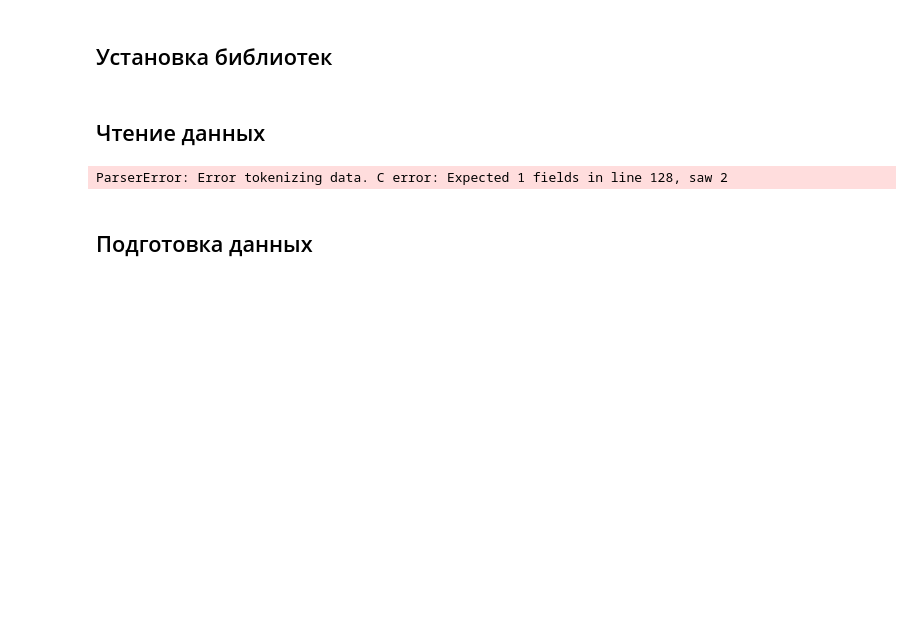
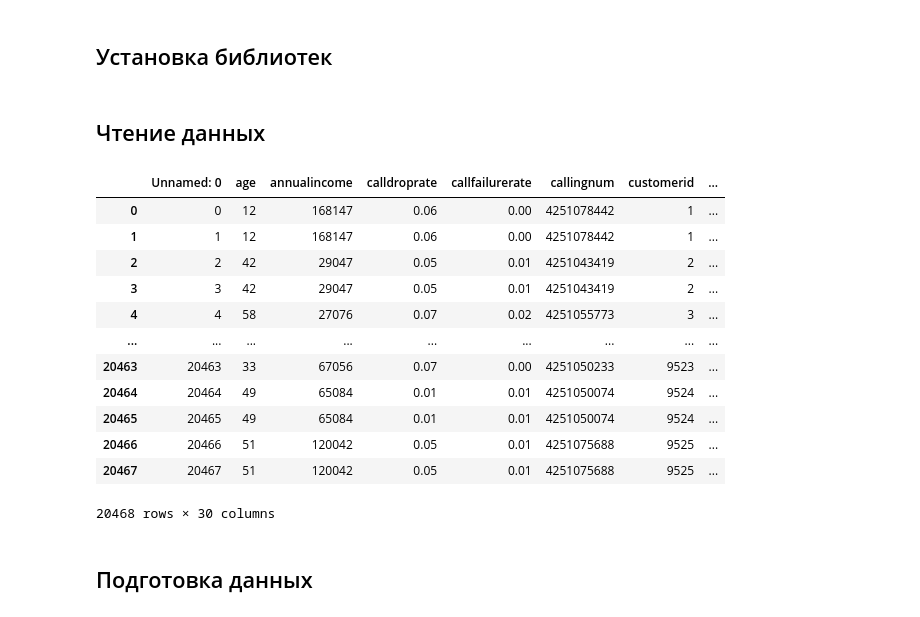
Before and after one commit to loverberg/portfolio, a Jupyter notebook: Big_Data_MTC/CatBoostClassifier.ipynb, the cells around one changed output. Saved outputs shown, nothing was run; the diff lists cells and outputs as text; code cells hidden in the pictures; blank space fills up the shorter version.

```diff
--- a/Big_Data_MTC/CatBoostClassifier.ipynb
+++ b/Big_Data_MTC/CatBoostClassifier.ipynb
@@ -19,11 +19,4 @@ import warnings
 warnings.filterwarnings("ignore", category=DeprecationWarning)
 # %%
 #filepath
-file_path= "telco-customer-churn1.csv"
+file_path= "telco-customer-churn.csv"
-# %%
-import pandas as pd
-url = 'https://github.com/loverberg/portfolio/blob/main/Big_Data_MTC/telco-customer-churn.csv'
-df1 = pd.read_csv(url, header = [0,1,2])
-df1.head()
-# %% [output]
-ParserError: Error tokenizing data. C error: Expected 1 fields in line 128, saw 2
@@ -31,0 +23,17 @@ df.to_csv("telco-customer-churn1.csv")
+# %%
+df=pd.read_csv(file_path)
+df
+# %% [output]
+|  | Unnamed: 0 | age | annualincome | calldroprate | callfailurerate | callingnum | customerid | ... |
+| 0 | 0 | 12 | 168147 | 0.06 | 0.00 | 4251078442 | 1 | ... |
+| 1 | 1 | 12 | 168147 | 0.06 | 0.00 | 4251078442 | 1 | ... |
+| 2 | 2 | 42 | 29047 | 0.05 | 0.01 | 4251043419 | 2 | ... |
+| 3 | 3 | 42 | 29047 | 0.05 | 0.01 | 4251043419 | 2 | ... |
+| 4 | 4 | 58 | 27076 | 0.07 | 0.02 | 4251055773 | 3 | ... |
+| ... | ... | ... | ... | ... | ... | ... | ... | ... |
+| 20463 | 20463 | 33 | 67056 | 0.07 | 0.00 | 4251050233 | 9523 | ... |
+| 20464 | 20464 | 49 | 65084 | 0.01 | 0.01 | 4251050074 | 9524 | ... |
+| 20465 | 20465 | 49 | 65084 | 0.01 | 0.01 | 4251050074 | 9524 | ... |
+| 20466 | 20466 | 51 | 120042 | 0.05 | 0.01 | 4251075688 | 9525 | ... |
+| 20467 | 20467 | 51 | 120042 | 0.05 | 0.01 | 4251075688 | 9525 | ... |
+20468 rows × 30 columns
```
Also changed, not shown: parts of 2 cells of this notebook, 2 other files.
